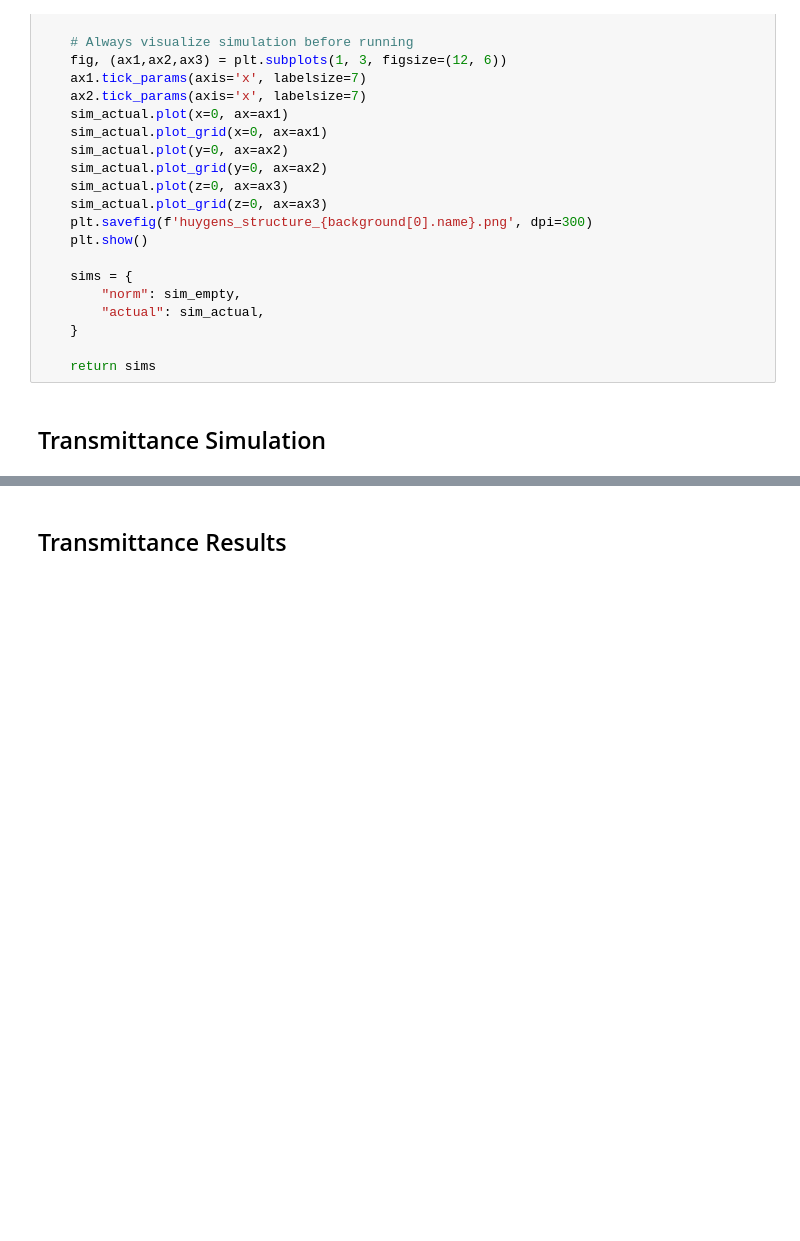
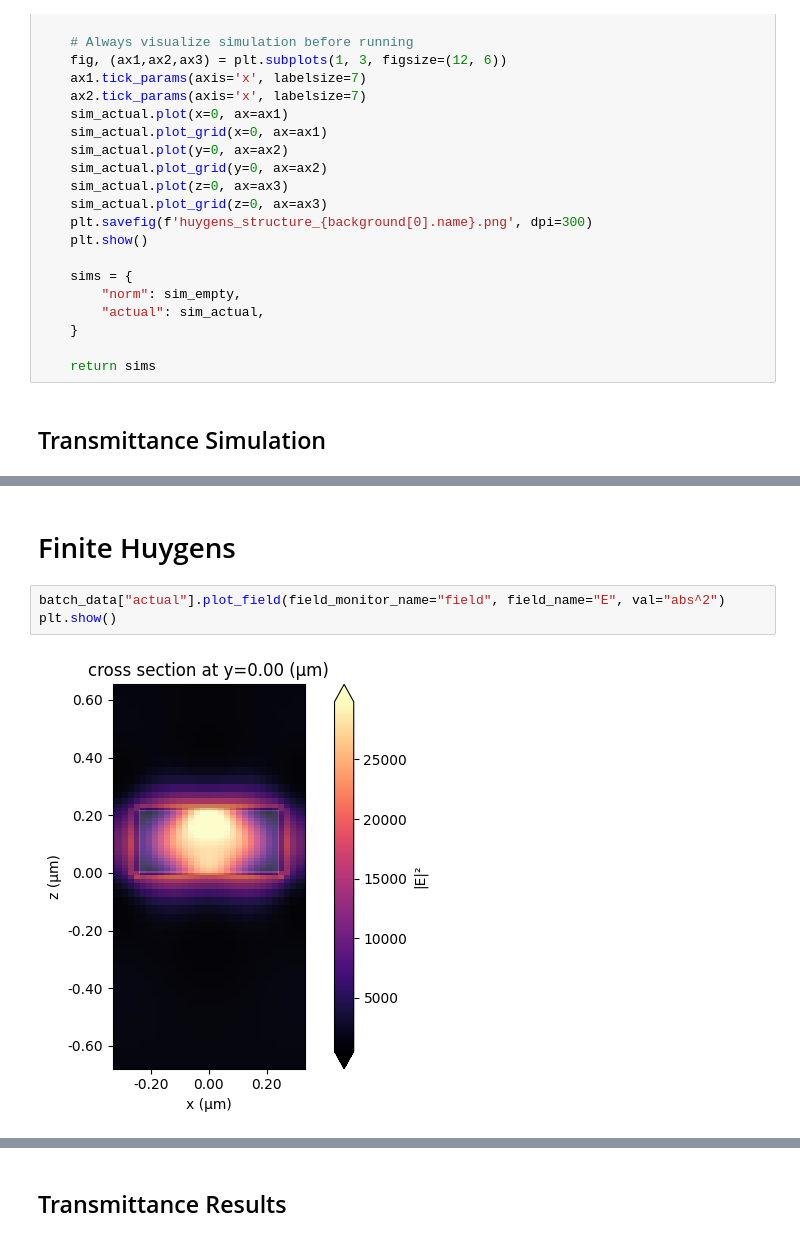
Before and after one commit to yankunm/NLO, a Jupyter notebook: huygens.ipynb, the cells around one changed output, grey strips where cells are left out. Drawn from its saved outputs; the diff is of its cells as text; blank space fills up the shorter version.

```diff
--- a/huygens.ipynb
+++ b/huygens.ipynb
@@ -489,0 +503,7 @@ batch_data = batch.run(path_dir="data/huygens5a")
+# %% [markdown]
+# Finite Huygens
+# %%
+batch_data["actual"].plot_field(field_monitor_name="field", field_name="E", val="abs^2")
+plt.show()
+# %% [output]
+[figure, added]
```
Also changed, not shown: parts of 19 cells of this notebook, 44 other files.
